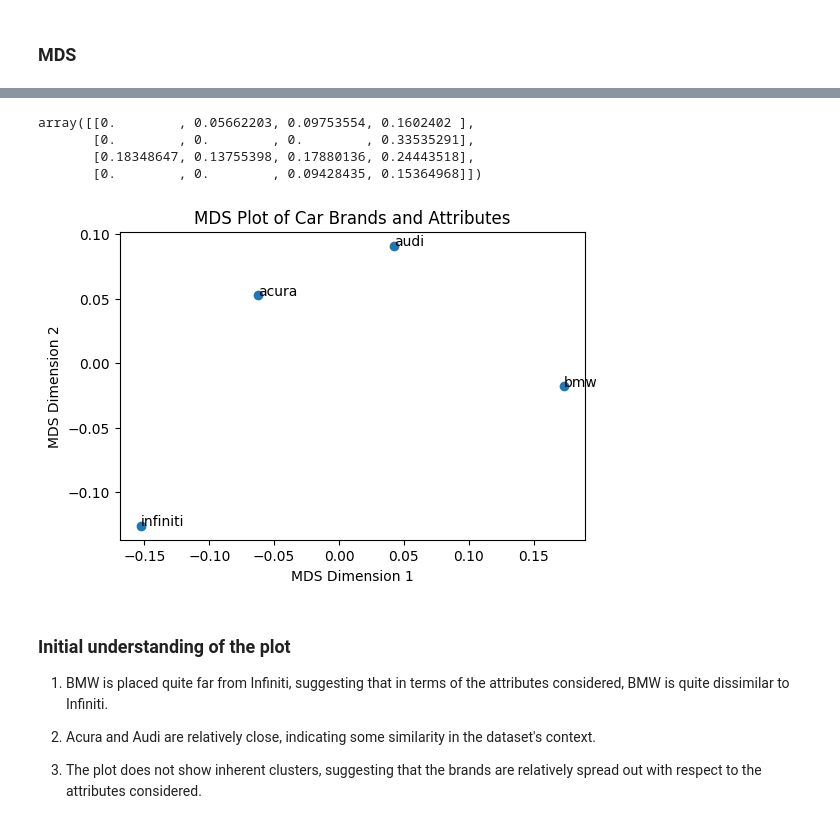
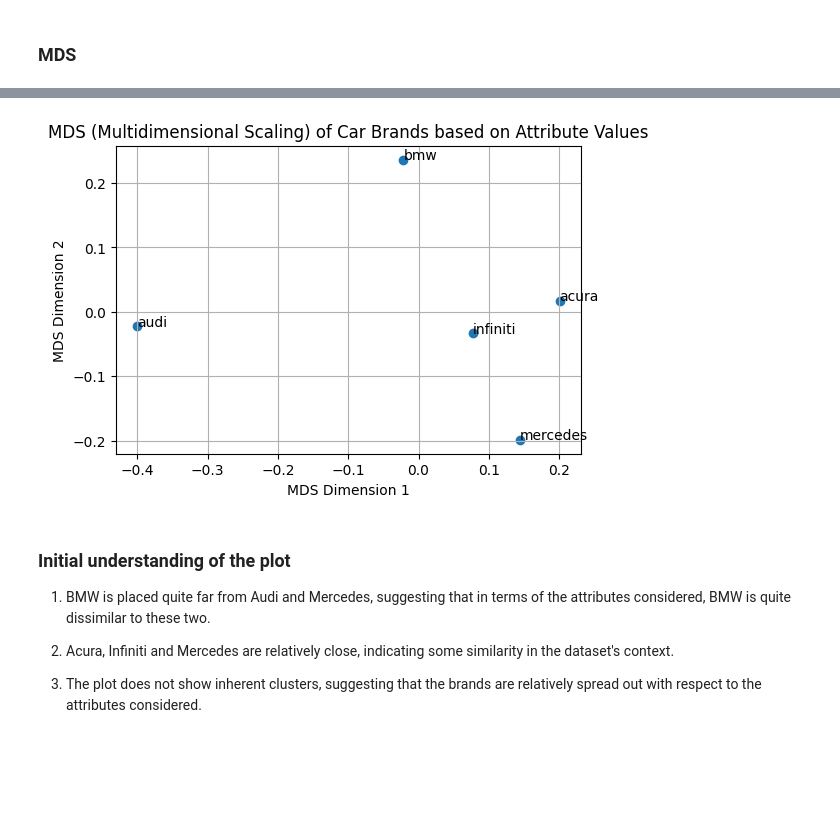
Before and after one commit to TeachFakerPlayingMid/INSY669-Text-Analytics-, a Jupyter notebook: Task C.ipynb, the cells around one changed output, grey strips where cells are left out. Saved outputs shown, nothing was run; the diff lists cells and outputs as text; code cells hidden in the pictures; blank space fills up the shorter version.

```diff
--- a/Task C.ipynb
+++ b/Task C.ipynb
@@ -85,0 +113,9 @@ attributes
+# %%
+# Convert the list of dictionaries to a DataFrame
+new_attributes_df = pd.DataFrame(new_attributes)
+
+# Append the new attributes to the existing DataFrame
+expanded_attributes_df = pd.concat([attributes, new_attributes_df], ignore_index=True)
+
+# Display the first few rows of the expanded DataFrame
+expanded_attributes_df.head()
@@ -86,3 +129,5 @@ attributes
+# %%
+attributes = expanded_attributes_df
 # %%
 features = [feature.lower() for feature in attributes['Feature'].tolist()]
 mapping = [map_item.lower() for map_item in attributes['Mapping'].tolist()]
@@ -166,5 +213,5 @@ features_dist
 # %%
-top_5_features_dist = dict(sorted(features_dist.items(), key=lambda item: item[1], reverse=True)[:5])
+top_5_features_dist = dict(sorted(features_dist.items(), key=lambda item: item[1], reverse=True)[:9])
 top_5_features_dist
 # %% [output]
 {'performance': 8905,
@@ -321,8 +431,2 @@ dissimilarity_df
 # %%
 dissimilarity_2d_values = dissimilarity_df.values
-dissimilarity_2d_values
-# %% [output]
-array([[0.        , 0.05662203, 0.09753554, 0.1602402 ],
-       [0.        , 0.        , 0.        , 0.33535291],
-       [0.18348647, 0.13755398, 0.17880136, 0.24443518],
-       [0.        , 0.        , 0.09428435, 0.15364968]])
@@ -339,24 +433,29 @@ mds_transformed = mds.fit_transform(symmetric_matrix)
+# %%
+# Perform MDS on the dissimilarity values
+# Perform MDS without specifying 'precomputed', treating the rows as points in high-dimensional space
+mds = MDS(n_components=2, random_state=42)
+mds_fit = mds.fit_transform(dissimilarity_2d_values)
 # %%
-# Extract the coordinates
-x = mds_transformed[:, 0]
-y = mds_transformed[:, 1]
+# Convert the MDS results into a DataFrame
+mds_df_values = pd.DataFrame(mds_fit, index=brands, columns=['x', 'y'])
 
-# Plot the results
+# Plot the MDS results
 plt.figure(figsize=(6, 4))
-plt.scatter(x, y)
-for i, brand in enumerate(dissimilarity_matrix.index):
-    plt.text(x[i], y[i], brand)
+plt.scatter(mds_df_values['x'], mds_df_values['y'])
+for brand in brands:
+    plt.text(mds_df_values.loc[brand, 'x'], mds_df_values.loc[brand, 'y'], brand)
 plt.xlabel('MDS Dimension 1')
 plt.ylabel('MDS Dimension 2')
-plt.title('MDS Plot of Car Brands and Attributes')
+plt.title('MDS (Multidimensional Scaling) of Car Brands based on Attribute Values')
+plt.grid(True)
 plt.show()
 # %% [output]
-[figure, old version]
+[figure, new version]
 # %% [markdown]
 ###  Initial understanding of the plot
 
-1. BMW is placed quite far from Infiniti, suggesting that in terms of the attributes considered, BMW is quite dissimilar to Infiniti.
+1. BMW is placed quite far from Audi and Mercedes, suggesting that in terms of the attributes considered, BMW is quite dissimilar to these two.
 
-2. Acura and Audi are relatively close, indicating some similarity in the dataset's context.
+2. Acura, Infiniti and Mercedes are relatively close, indicating some similarity in the dataset's context.
 
 3. The plot does not show inherent clusters, suggesting that the brands are relatively spread out with respect to the attributes considered.
```
Also changed, not shown: parts of 15 cells of this notebook.
